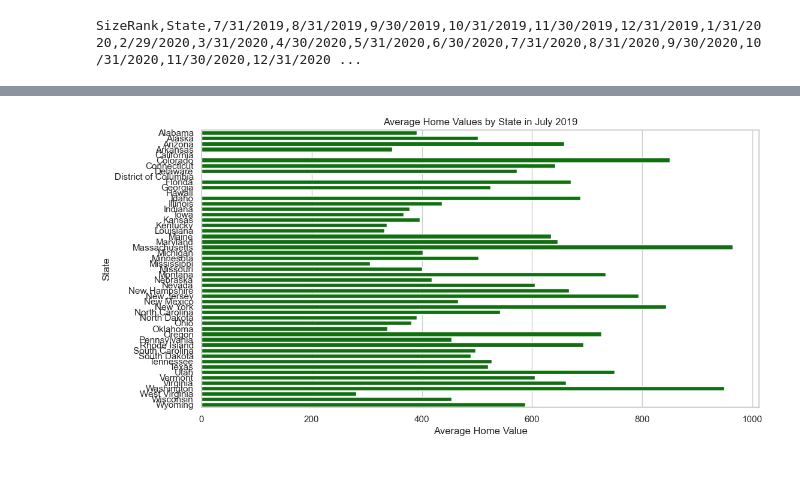
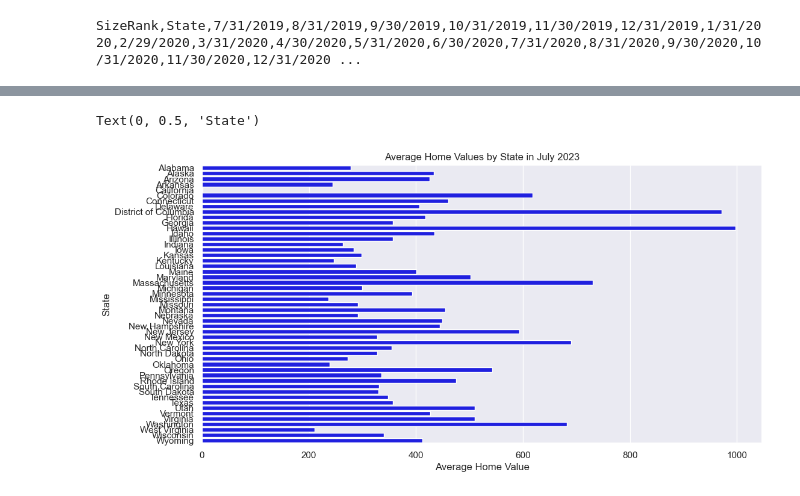
Before and after one commit to guzmanwolfrank/Data, a Jupyter notebook: SQL Zillow/ZillowProject.ipynb, the cells around one changed output, grey strips where cells are left out. Saved outputs shown, nothing was run; the diff lists cells and outputs as text; code cells hidden in the pictures; blank space fills up the shorter version.

Commit message:
separated charts

```diff
--- a/SQL Zillow/ZillowProject.ipynb
+++ b/SQL Zillow/ZillowProject.ipynb
@@ -168,15 +134,11 @@ con.close()
 # %%
-# Create Seaborn charts
-sns.set_palette("husl")
 
-# Chart 1: Average home values by state in September 2021
+# Chart 2: Average home values by state in September 2021
 plt.figure(figsize=(12, 6))
-sns.barplot(data=query_results[1], x='AvgHomeValue', y='State', color='green')
-plt.title('Average Home Values by State in July 2019')
+sns.barplot(data=query_results[0], x='AvgHomeValue', y='State',color="blue")
+plt.title('Average Home Values by State in July 2023')
 plt.xlabel('Average Home Value')
 plt.ylabel('State')
-
-# Show the plot
-plt.show()
 # %% [output]
+Text(0, 0.5, 'State')
-[figure, old version]
+[figure, new version]
```
Also changed, not shown: parts of 4 cells of this notebook.
